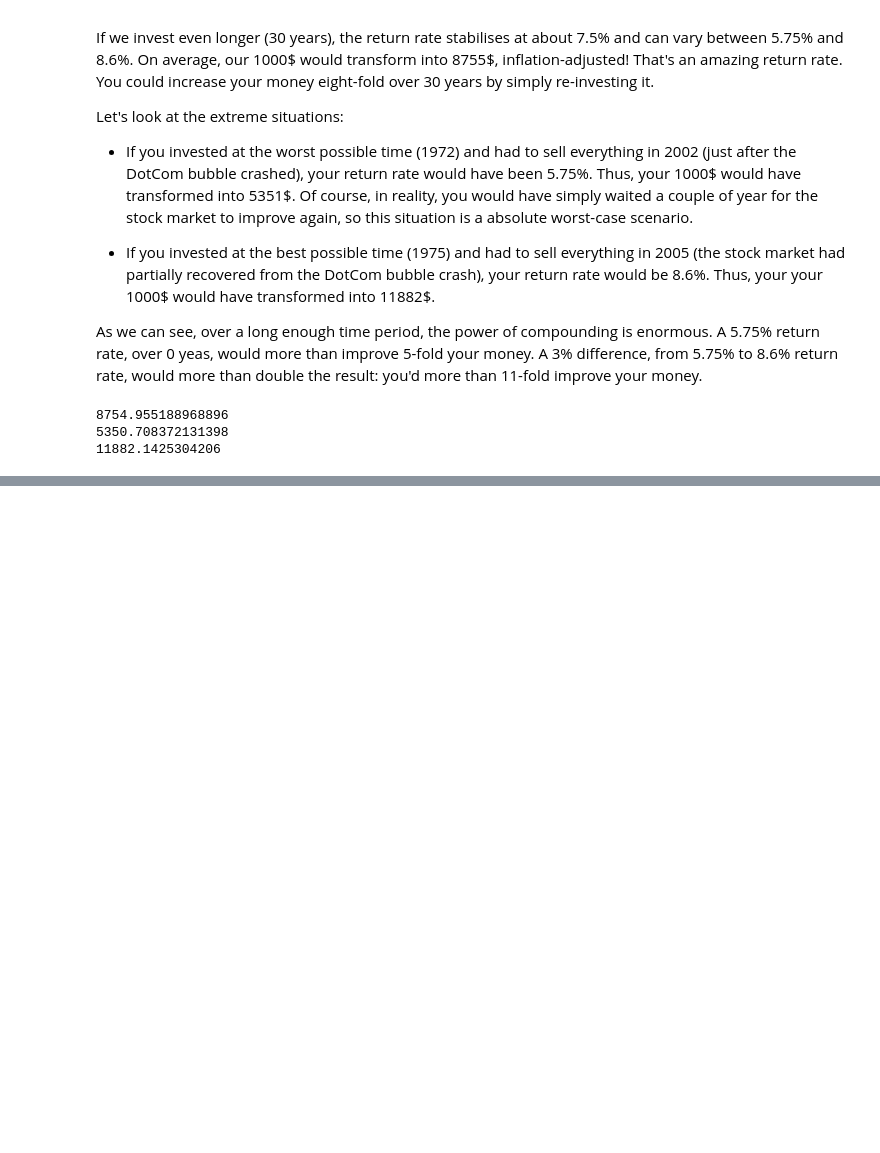
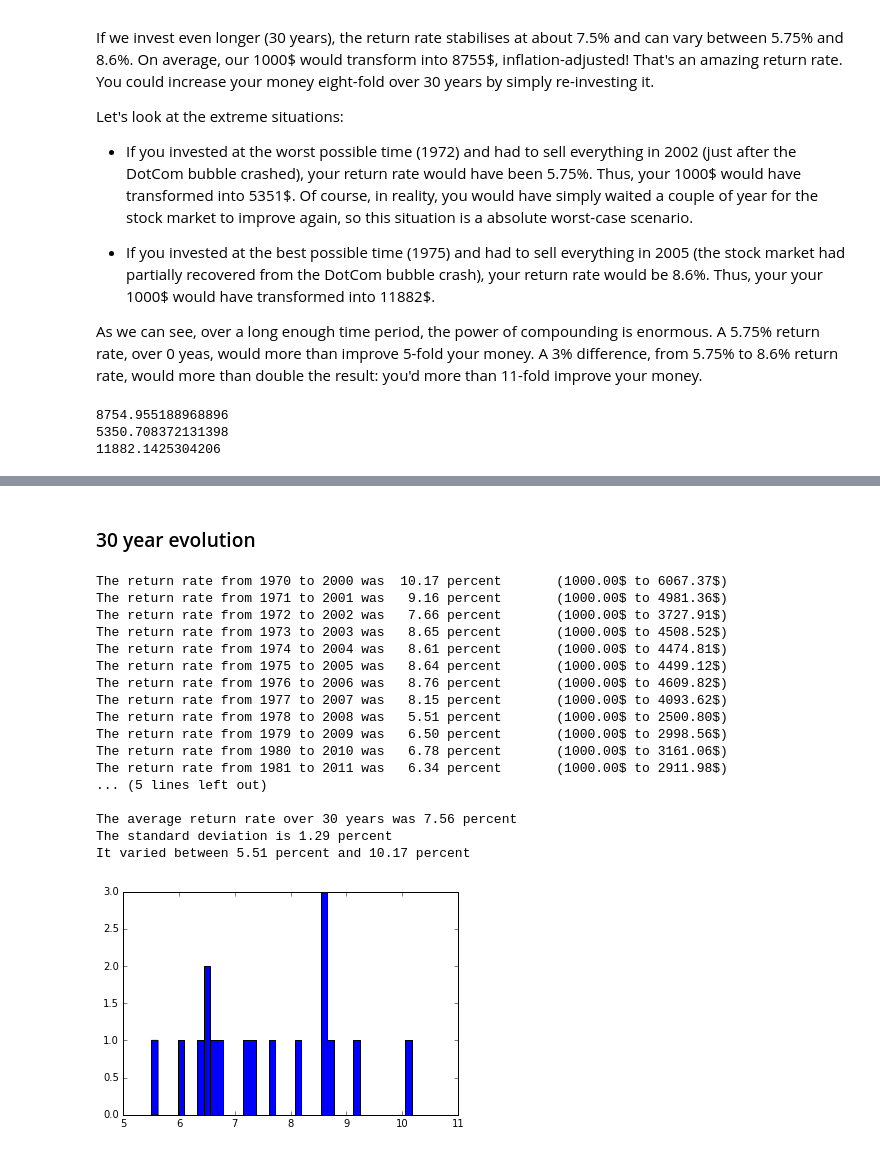
Before and after one commit to bonaert/how-good-are-stocks, a Jupyter notebook: How good are stocks?.ipynb, the cells around one changed output, grey strips where cells are left out. Drawn from its saved outputs; the diff is of its cells as text; code cells hidden in the pictures; blank space fills up the shorter version.

```diff
--- a/How good are stocks?.ipynb
+++ b/How good are stocks?.ipynb
@@ -492,0 +636,23 @@ print(1000 * 1.086 ** 30)
+# %% [markdown]
+### 30 year evolution
+# %%
+computeAndShowReturnRateInfoWithDividendsYearly(1970, 30)
+# %% [output]
+The return rate from 1970 to 2000 was  10.17 percent       (1000.00$ to 6067.37$)
+The return rate from 1971 to 2001 was   9.16 percent       (1000.00$ to 4981.36$)
+The return rate from 1972 to 2002 was   7.66 percent       (1000.00$ to 3727.91$)
+The return rate from 1973 to 2003 was   8.65 percent       (1000.00$ to 4508.52$)
+The return rate from 1974 to 2004 was   8.61 percent       (1000.00$ to 4474.81$)
+The return rate from 1975 to 2005 was   8.64 percent       (1000.00$ to 4499.12$)
+The return rate from 1976 to 2006 was   8.76 percent       (1000.00$ to 4609.82$)
+The return rate from 1977 to 2007 was   8.15 percent       (1000.00$ to 4093.62$)
+The return rate from 1978 to 2008 was   5.51 percent       (1000.00$ to 2500.80$)
+The return rate from 1979 to 2009 was   6.50 percent       (1000.00$ to 2998.56$)
+The return rate from 1980 to 2010 was   6.78 percent       (1000.00$ to 3161.06$)
+The return rate from 1981 to 2011 was   6.34 percent       (1000.00$ to 2911.98$)
+... (5 lines left out)
+
+The average return rate over 30 years was 7.56 percent
+The standard deviation is 1.29 percent
+It varied between 5.51 percent and 10.17 percent
+[figure, added]
```
Also changed, not shown: parts of 11 cells of this notebook.
